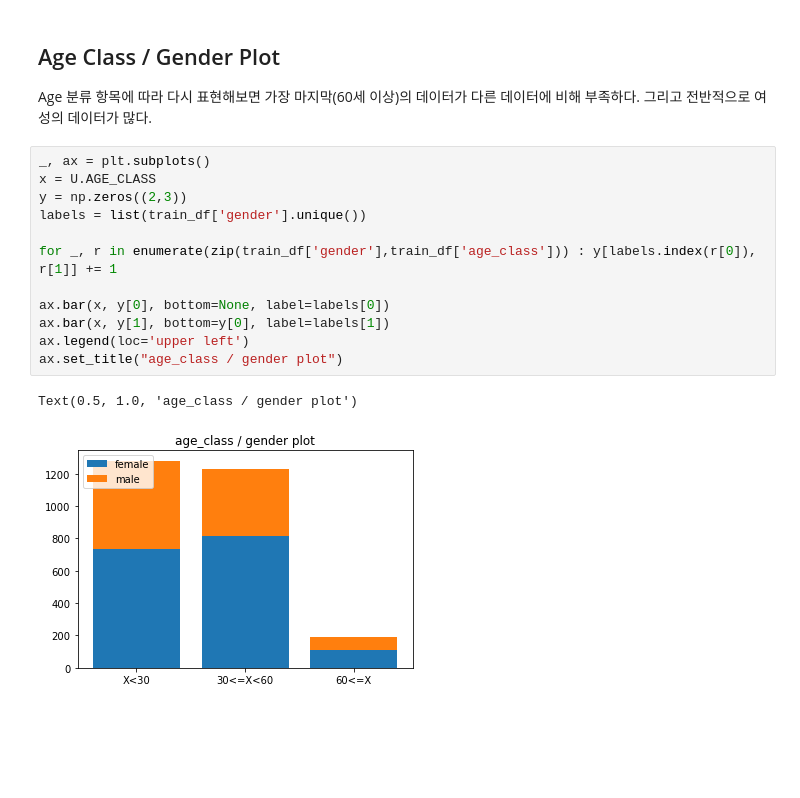
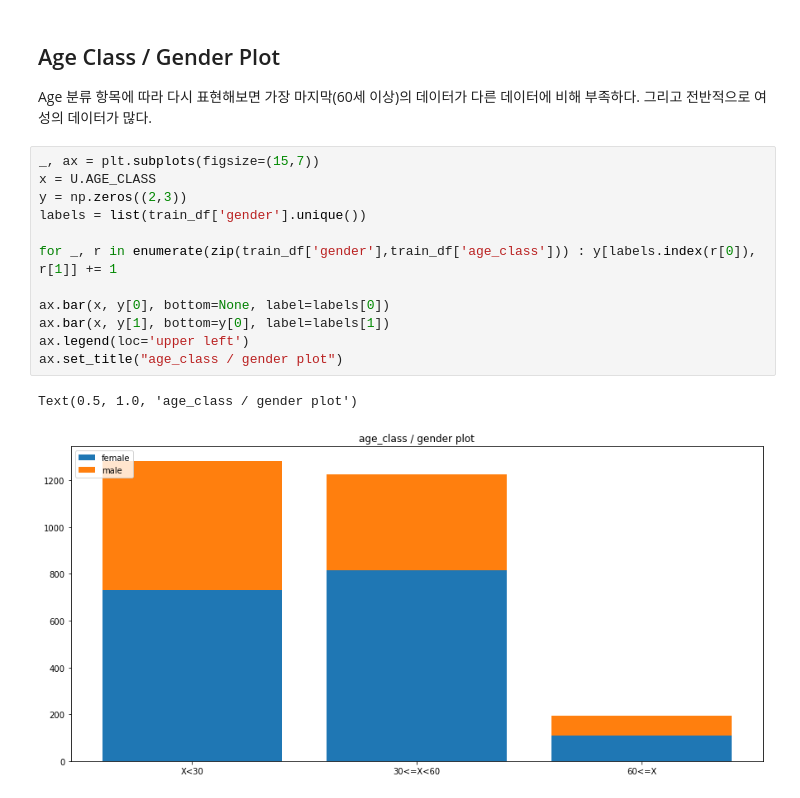
Before and after one commit to boostcampaitech4cv1/level1_imageclassification_cv-level1-cv-02, a Jupyter notebook: analysis/AgeGenderAnalysis.ipynb, the cells around one changed output. Cells and saved outputs as stored; diff of their text form; blank space fills up the shorter version.

Commit message:
modify: ImageAnalysis
 - add more information in plot

```diff
--- a/analysis/AgeGenderAnalysis.ipynb
+++ b/analysis/AgeGenderAnalysis.ipynb
@@ -63,17 +63,17 @@ Text(0.5, 1.0, 'age / gender plot')
 Age 분류 항목에 따라 다시 표현해보면 가장 마지막(60세 이상)의 데이터가 다른 데이터에 비해 부족하다.
 그리고 전반적으로 여성의 데이터가 많다.
 # %%
-_, ax = plt.subplots()
+_, ax = plt.subplots(figsize=(15,7))
 x = U.AGE_CLASS
 y = np.zeros((2,3))
 labels = list(train_df['gender'].unique())
 
 for _, r in enumerate(zip(train_df['gender'],train_df['age_class'])) : y[labels.index(r[0]), r[1]] += 1
 
 ax.bar(x, y[0], bottom=None, label=labels[0])
 ax.bar(x, y[1], bottom=y[0], label=labels[1])
 ax.legend(loc='upper left')
 ax.set_title("age_class / gender plot")
 # %% [output]
 Text(0.5, 1.0, 'age_class / gender plot')
-[figure, old version]
+[figure, new version]
```
Also changed, not shown: 1 other file.
